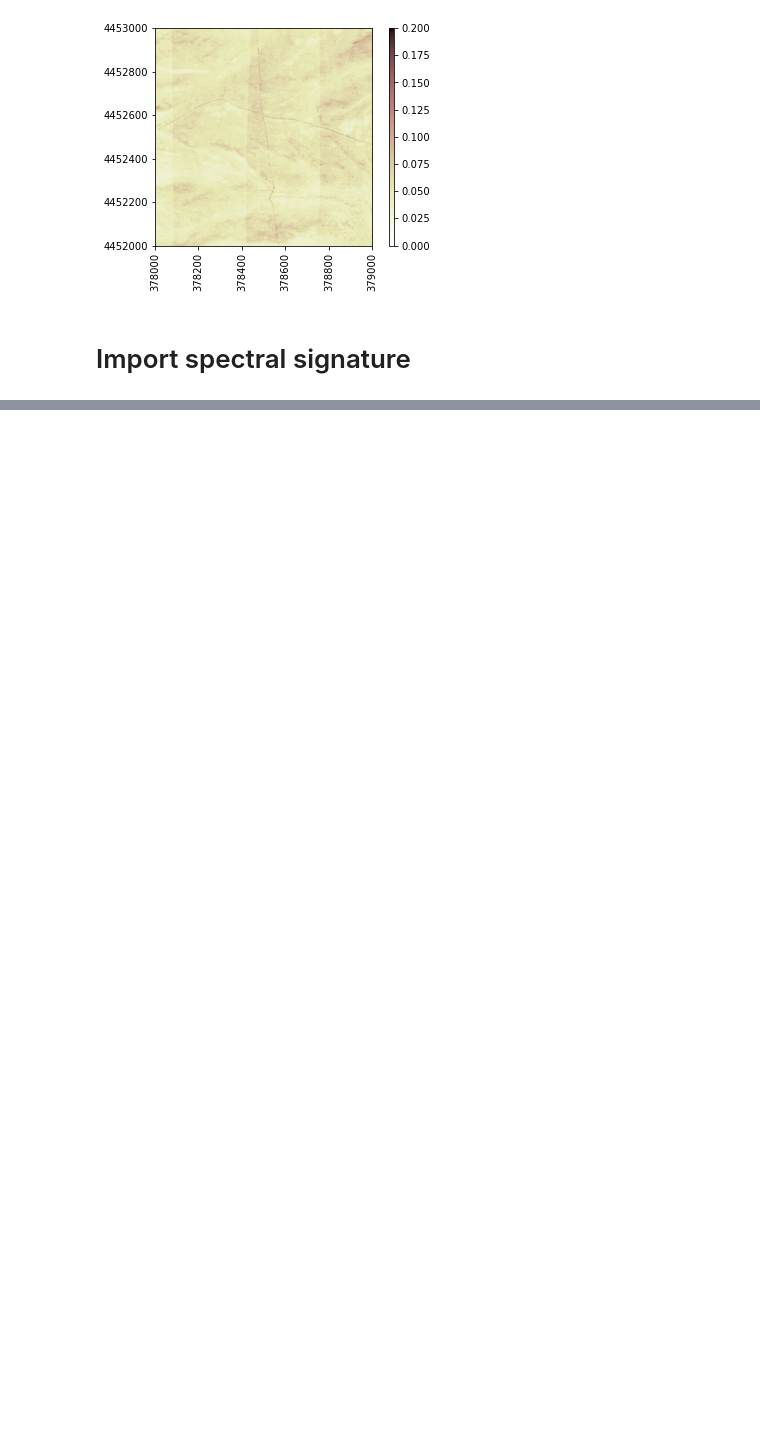
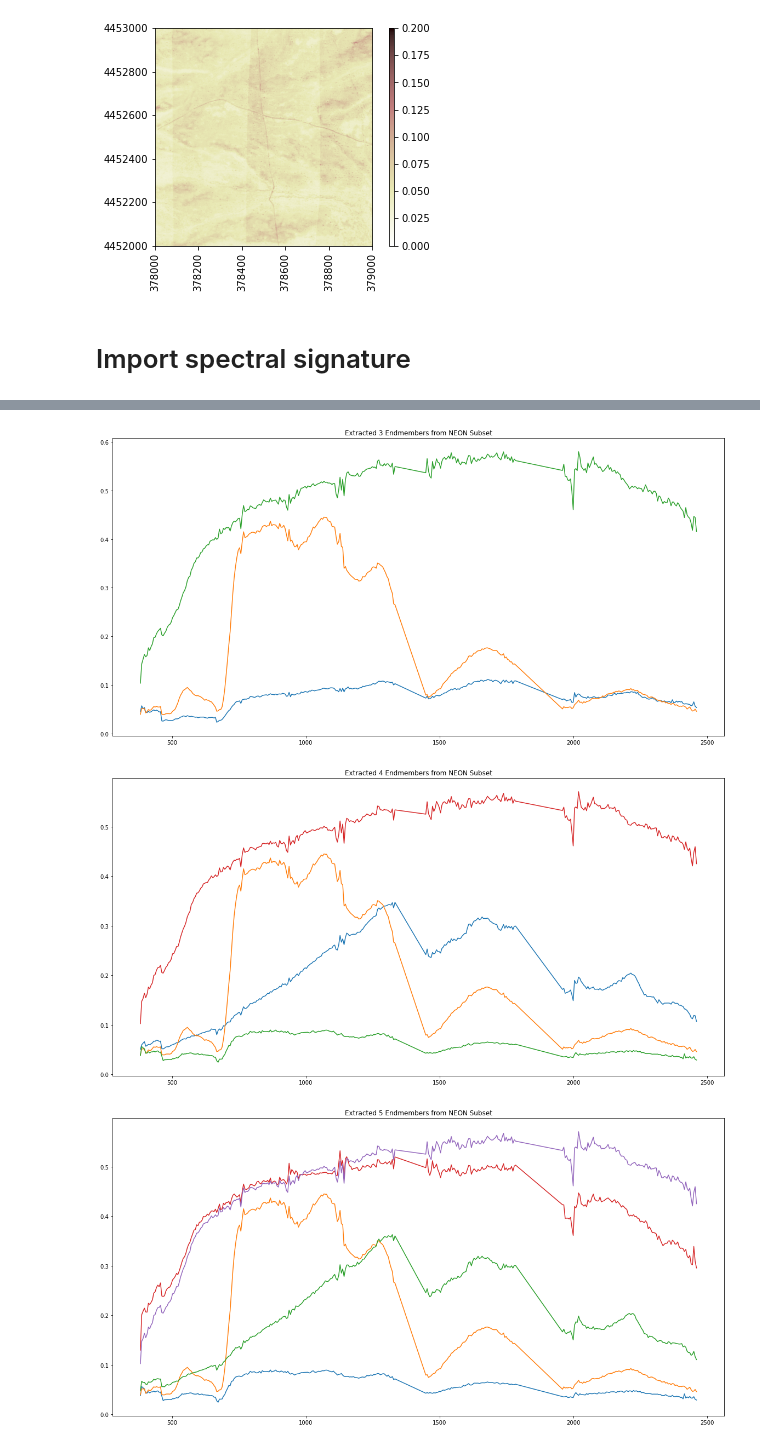
Before and after one commit to kessb/sagebrush-ecosystem-modeling, a Jupyter notebook: scripts/NEON_ONAQ_ee_tiles.ipynb, the cells around one changed output, grey strips where cells are left out. Drawn from its saved outputs; the diff is of its cells as text; code cells hidden in the pictures; blank space fills up the shorter version.

```diff
--- a/scripts/NEON_ONAQ_ee_tiles.ipynb
+++ b/scripts/NEON_ONAQ_ee_tiles.ipynb
@@ -465,0 +199,43 @@ am.display(colorMap='jet',columns=4,suffix='ONAQ')
+# %%
+ee = eea.NFINDR()
+
+for n_em in [3,4,5]:
+
+    U = ee.extract(ONAQ_data['378000_4452000']['reflectance'], n_em, maxit=10, normalize=False, ATGP_init=True)
+
+    # plot them
+    plt.figure(figsize=(20,10))
+    for em in U:
+        plt.plot(ONAQ_data['378000_4452000']['metadata']['wavelength'], em)
+
+    plt.title(f'Extracted {n_em} Endmembers from NEON Subset')
+    plt.show()
+
+# #     Plot the abundance maps
+#     am = amap.FCLS()
+#     ab_maps = am.map(ONAQ_data['378000_4452000']['reflectance'], U, normalize=False)
+
+#     for i,em in enumerate(U):
+#         fig = plt.figure(figsize=(20,8))
+#         gs = gridspec.GridSpec(1, 3, width_ratios=[8, 1, 1])
+
+#         ax0 = plt.subplot(gs[0])
+#         p0 = ax0.plot(ONAQ_data['378000_4452000']['metadata']['wavelength'], em)
+#         ax0.grid(True)
+
+#         ax1 = plt.subplot(gs[1])
+#         im1 = ax1.imshow(bytescale(ONAQ_data['378000_4452000']['reflectance'][:,:,[54, 34, 22]]))
+
+#         ax2 = plt.subplot(gs[2])
+#         im2 = ax2.imshow(ab_maps[:,:,i])
+
+
+#         divider = make_axes_locatable(ax2)
+#         cax = divider.append_axes("right", size="15%", pad=0.05)
+
+#         plt.colorbar(im2, cax=cax)
+#         plt.show()
+# %% [output]
+[figure, added]
+[figure, added]
+[figure, added]
```
Also changed, not shown: parts of 31 cells of this notebook, 1 other file.
